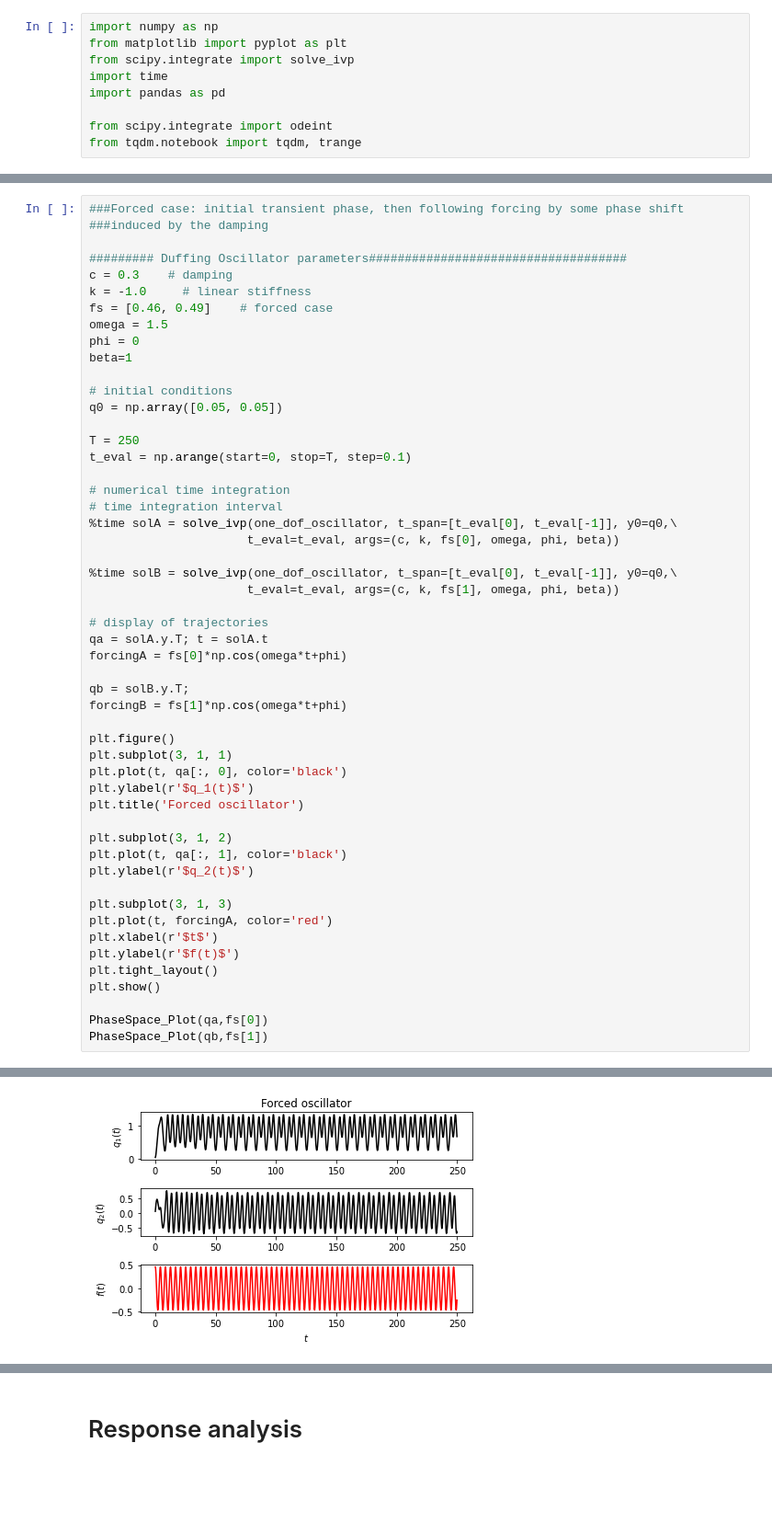
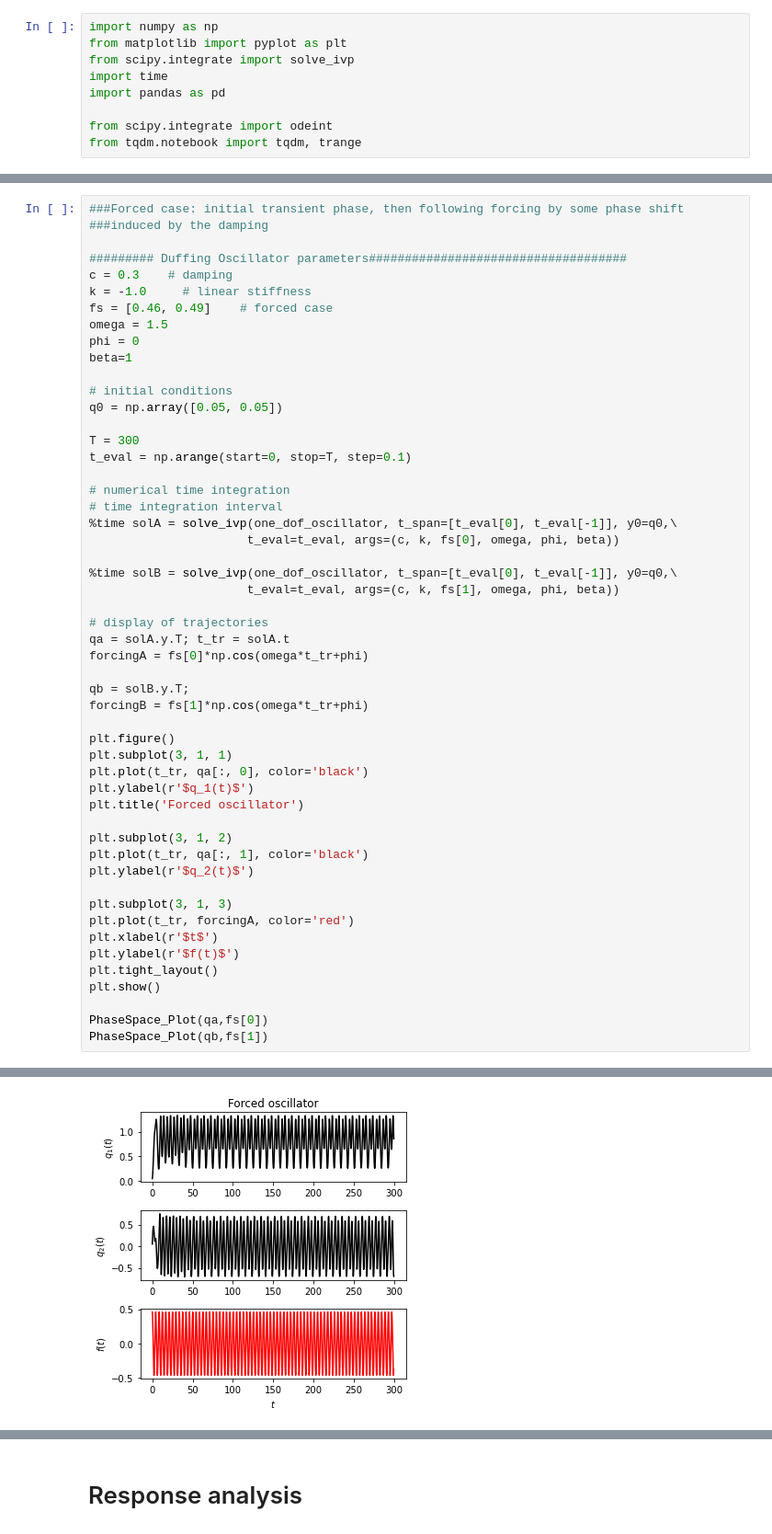
Before and after one commit to maneesh51/Benchmark-Tasks, a Jupyter notebook: DORA.ipynb, the cells around one changed output, grey strips where cells are left out. Shown at 92% size. Saved outputs shown, nothing was run; the diff lists cells and outputs as text; blank space fills up the shorter version.

```diff
--- a/DORA.ipynb
+++ b/DORA.ipynb
@@ -89,7 +97,7 @@ beta=1
 # initial conditions
 q0 = np.array([0.05, 0.05])
 
-T = 250
+T = 300
 t_eval = np.arange(start=0, stop=T, step=0.1)
 
 # numerical time integration
@@ -101,24 +109,24 @@ t_eval = np.arange(start=0, stop=T, step=0.1)
                       t_eval=t_eval, args=(c, k, fs[1], omega, phi, beta))
 
 # display of trajectories
-qa = solA.y.T; t = solA.t
-forcingA = fs[0]*np.cos(omega*t+phi)
+qa = solA.y.T; t_tr = solA.t
+forcingA = fs[0]*np.cos(omega*t_tr+phi)
 
 qb = solB.y.T;
-forcingB = fs[1]*np.cos(omega*t+phi)
+forcingB = fs[1]*np.cos(omega*t_tr+phi)
 
 plt.figure()
 plt.subplot(3, 1, 1)
-plt.plot(t, qa[:, 0], color='black')
+plt.plot(t_tr, qa[:, 0], color='black')
 plt.ylabel(r'$q_1(t)$')
 plt.title('Forced oscillator')
 
 plt.subplot(3, 1, 2)
-plt.plot(t, qa[:, 1], color='black')
+plt.plot(t_tr, qa[:, 1], color='black')
 plt.ylabel(r'$q_2(t)$')
 
 plt.subplot(3, 1, 3)
-plt.plot(t, forcingA, color='red')
+plt.plot(t_tr, forcingA, color='red')
 plt.xlabel(r'$t$')
 plt.ylabel(r'$f(t)$')
 plt.tight_layout()
@@ -134,4 +142,4 @@ Wall time: 70.7 ms
-[figure, old version]
+[figure, new version]
 [figure]
 [figure]
 # %% [markdown]
```
Also changed, not shown: parts of 8 cells of this notebook, 4 other files.
